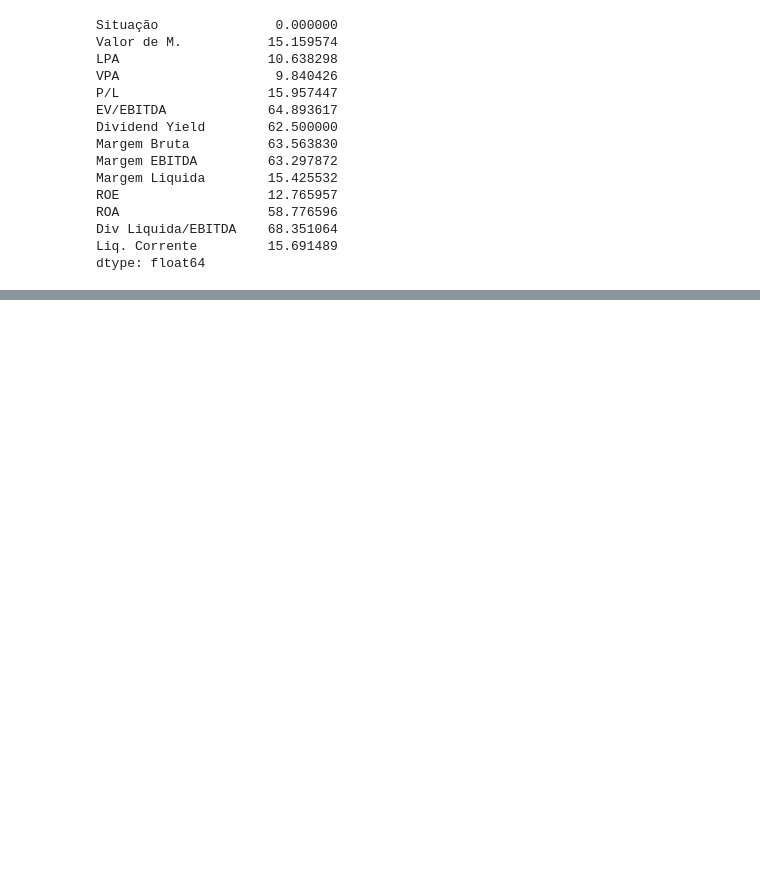
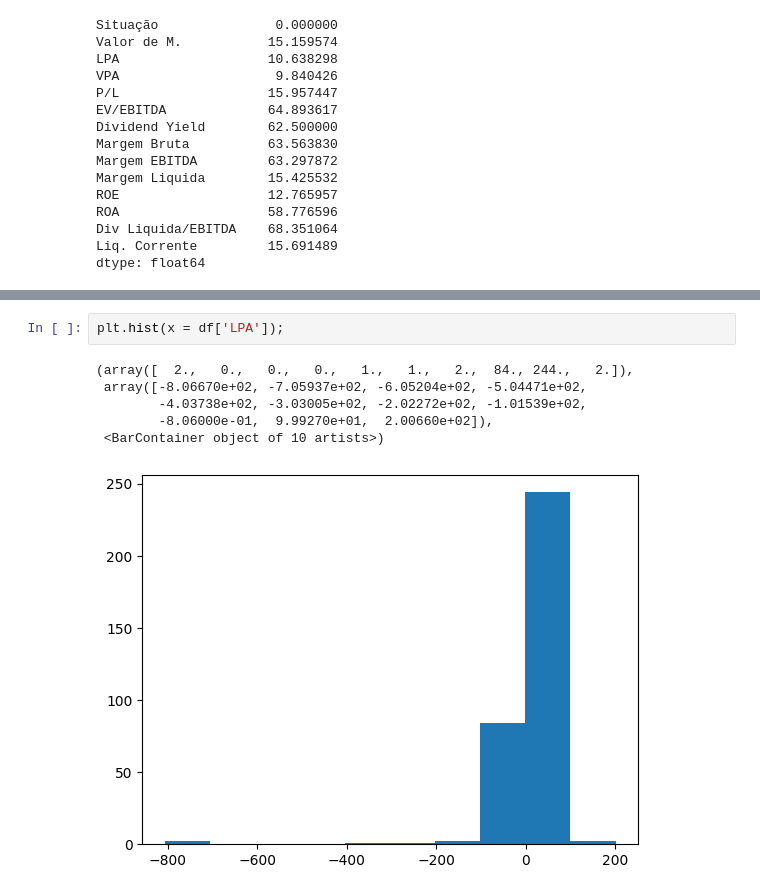
Before and after one commit to MessiasOli/aula_am_acoes, a Jupyter notebook: tratativa-dados.ipynb, the cells around one changed output, grey strips where cells are left out. Cells and saved outputs as stored; diff of their text form; blank space fills up the shorter version.

```diff
--- a/tratativa-dados.ipynb
+++ b/tratativa-dados.ipynb
@@ -102,0 +118,9 @@ dtype: float64
+# %%
+plt.hist(x = df['LPA']);
+# %% [output]
+(array([  2.,   0.,   0.,   0.,   1.,   1.,   2.,  84., 244.,   2.]),
+ array([-8.06670e+02, -7.05937e+02, -6.05204e+02, -5.04471e+02,
+        -4.03738e+02, -3.03005e+02, -2.02272e+02, -1.01539e+02,
+        -8.06000e-01,  9.99270e+01,  2.00660e+02]),
+ <BarContainer object of 10 artists>)
+[figure, added]
```
Also changed, not shown: parts of 5 cells of this notebook.
